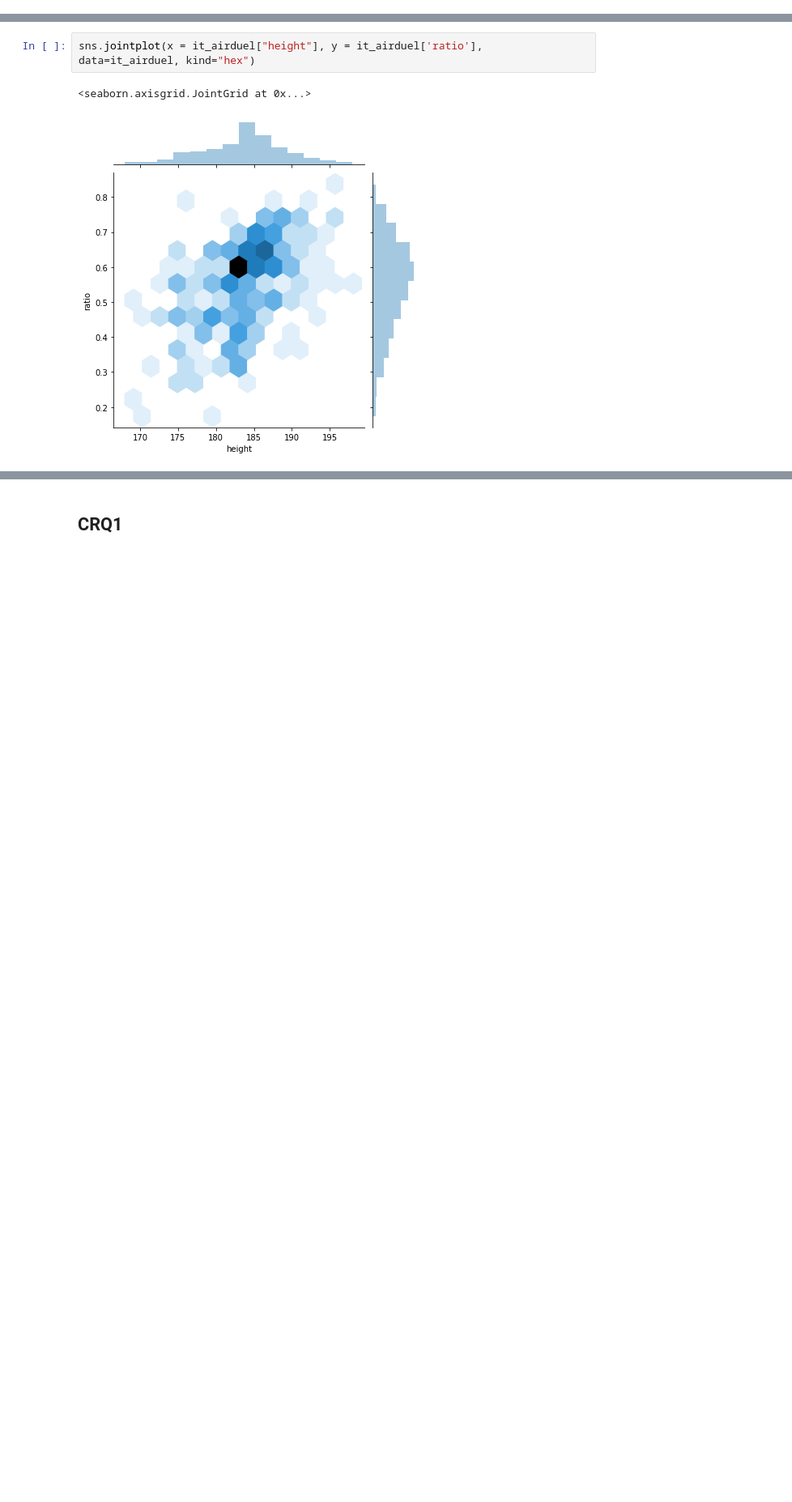
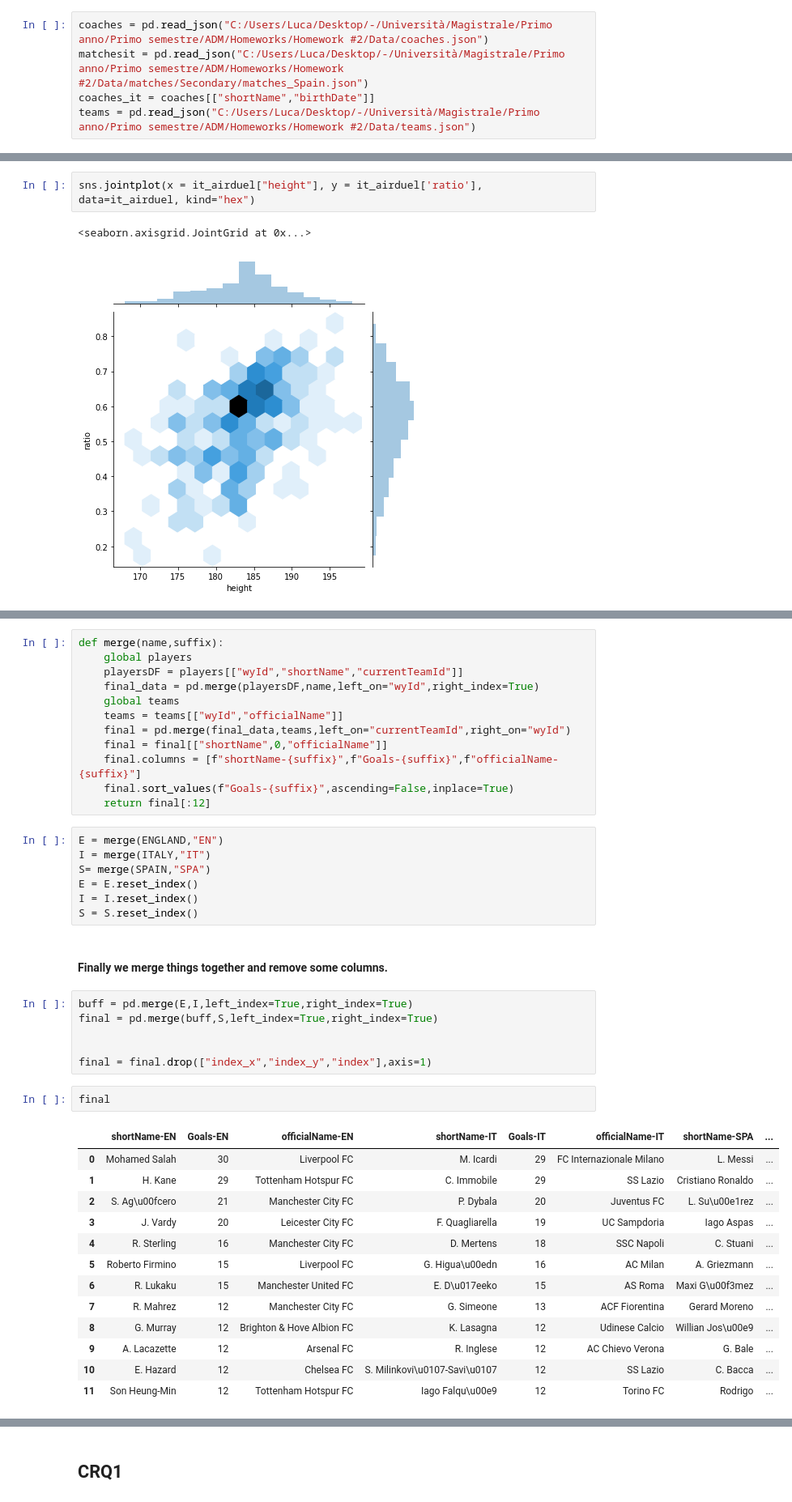
Before and after one commit to Donni06/Homework-2-ADM, a Jupyter notebook: main_ADM.ipynb, the cells around one changed output, grey strips where cells are left out. Shown at 81% size. Saved outputs shown, nothing was run; the diff lists cells and outputs as text; blank space fills up the shorter version.

```diff
--- a/Luca/main_ADM.ipynb
+++ b/main_ADM.ipynb
@@ -242,0 +666,5 @@ liga_legend = plt.legend(bbox_to_anchor=(1.05, 1), loc=2, borderaxespad=0.) #plo
+# %%
+coaches = pd.read_json("C:/Users/Luca/Desktop/-/Università/Magistrale/Primo anno/Primo semestre/ADM/Homeworks/Homework #2/Data/coaches.json")
+matchesit = pd.read_json("C:/Users/Luca/Desktop/-/Università/Magistrale/Primo anno/Primo semestre/ADM/Homeworks/Homework #2/Data/matches/Secondary/matches_Spain.json")
+coaches_it = coaches[["shortName","birthDate"]]
+teams = pd.read_json("C:/Users/Luca/Desktop/-/Università/Magistrale/Primo anno/Primo semestre/ADM/Homeworks/Homework #2/Data/teams.json")
@@ -484,0 +947,43 @@ sns.jointplot(x = it_airduel["height"], y = it_airduel['ratio'], data=it_airduel
+# %%
+def merge(name,suffix):
+    global players
+    playersDF = players[["wyId","shortName","currentTeamId"]]
+    final_data = pd.merge(playersDF,name,left_on="wyId",right_index=True)
+    global teams
+    teams = teams[["wyId","officialName"]]
+    final = pd.merge(final_data,teams,left_on="currentTeamId",right_on="wyId")
+    final = final[["shortName",0,"officialName"]]
+    final.columns = [f"shortName-{suffix}",f"Goals-{suffix}",f"officialName-{suffix}"]
+    final.sort_values(f"Goals-{suffix}",ascending=False,inplace=True)
+    return final[:12]
+# %%
+E = merge(ENGLAND,"EN")
+I = merge(ITALY,"IT")
+S= merge(SPAIN,"SPA")
+E = E.reset_index()
+I = I.reset_index()
+S = S.reset_index()
+# %% [markdown]
+#### Finally we merge things together and remove some columns.
+# %%
+buff = pd.merge(E,I,left_index=True,right_index=True)
+final = pd.merge(buff,S,left_index=True,right_index=True)
+
+
+final = final.drop(["index_x","index_y","index"],axis=1)
+# %%
+final
+# %% [output]
+|  | shortName-EN | Goals-EN | officialName-EN | shortName-IT | Goals-IT | officialName-IT | shortName-SPA | ... |
+| 0 | Mohamed Salah | 30 | Liverpool FC | M. Icardi | 29 | FC Internazionale Milano | L. Messi | ... |
+| 1 | H. Kane | 29 | Tottenham Hotspur FC | C. Immobile | 29 | SS Lazio | Cristiano Ronaldo | ... |
+| 2 | S. Ag\u00fcero | 21 | Manchester City FC | P. Dybala | 20 | Juventus FC | L. Su\u00e1rez | ... |
+| 3 | J. Vardy | 20 | Leicester City FC | F. Quagliarella | 19 | UC Sampdoria | Iago Aspas | ... |
+| 4 | R. Sterling | 16 | Manchester City FC | D. Mertens | 18 | SSC Napoli | C. Stuani | ... |
+| 5 | Roberto Firmino | 15 | Liverpool FC | G. Higua\u00edn | 16 | AC Milan | A. Griezmann | ... |
+| 6 | R. Lukaku | 15 | Manchester United FC | E. D\u017eeko | 15 | AS Roma | Maxi G\u00f3mez | ... |
+| 7 | R. Mahrez | 12 | Manchester City FC | G. Simeone | 13 | ACF Fiorentina | Gerard Moreno | ... |
+| 8 | G. Murray | 12 | Brighton & Hove Albion FC | K. Lasagna | 12 | Udinese Calcio | Willian Jos\u00e9 | ... |
+| 9 | A. Lacazette | 12 | Arsenal FC | R. Inglese | 12 | AC Chievo Verona | G. Bale | ... |
+| 10 | E. Hazard | 12 | Chelsea FC | S. Milinkovi\u0107-Savi\u0107 | 12 | SS Lazio | C. Bacca | ... |
+| 11 | Son Heung-Min | 12 | Tottenham Hotspur FC | Iago Falqu\u00e9 | 12 | Torino FC | Rodrigo | ... |
```
Also changed, not shown: parts of 62 cells of this notebook, 4 other files.
